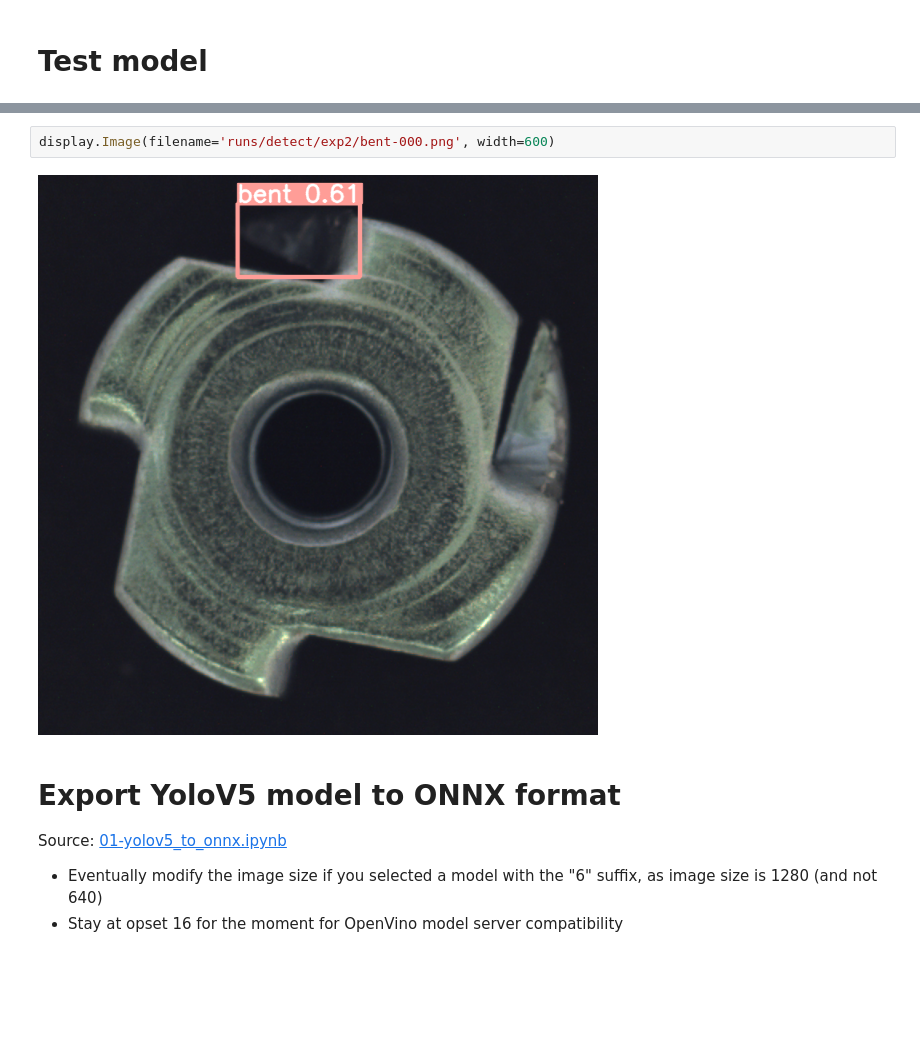
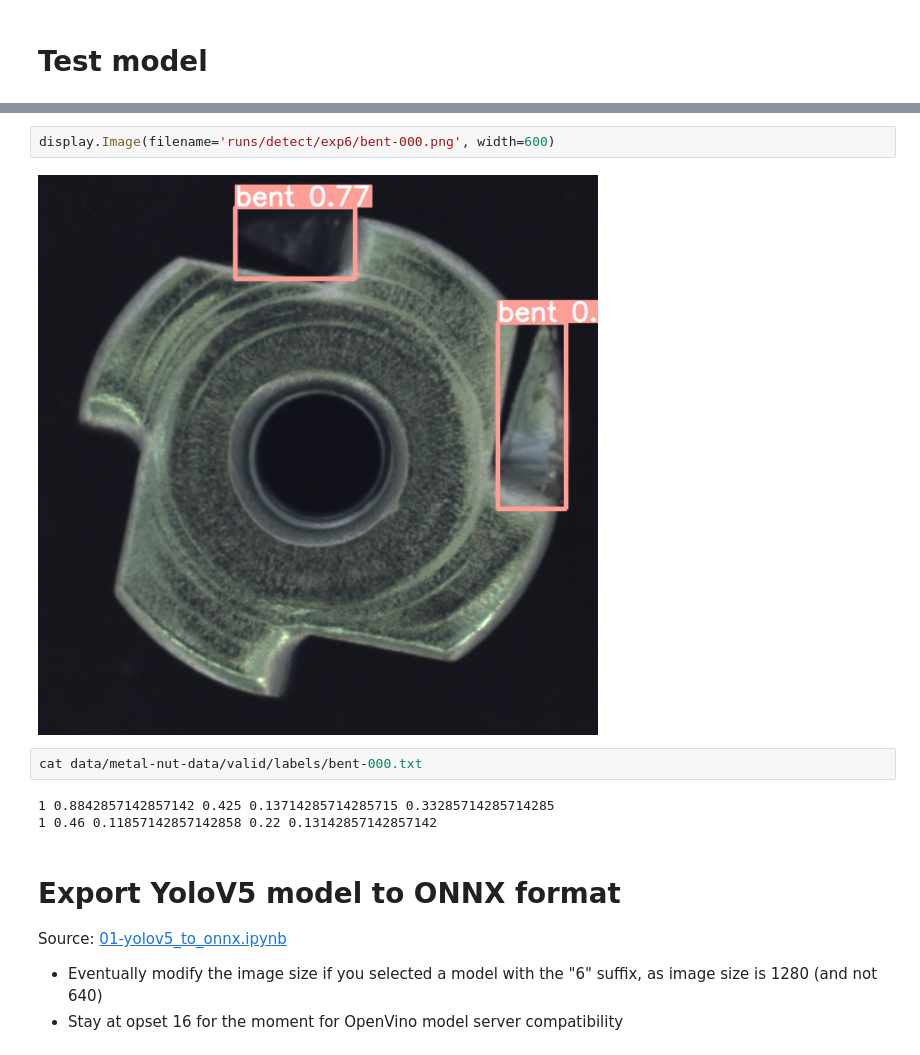
Before and after one commit to stefan-bergstein/manuela-visual-inspection, a Jupyter notebook: ml/pytorch/Manuela_Visual_Inspection_Yolov5.ipynb, the cells around one changed output, grey strips where cells are left out. Drawn from its saved outputs; the diff is of its cells as text; blank space fills up the shorter version.

```diff
--- a/ml/pytorch/Manuela_Visual_Inspection_Yolov5.ipynb
+++ b/ml/pytorch/Manuela_Visual_Inspection_Yolov5.ipynb
@@ -168,7 +139,12 @@ Results saved to runs/detect/exp2
 # %%
-display.Image(filename='runs/detect/exp2/bent-000.png', width=600)
+display.Image(filename='runs/detect/exp6/bent-000.png', width=600)
 # %% [output]
-[figure, old version]
+[figure, new version]
+# %%
+cat data/metal-nut-data/valid/labels/bent-000.txt
+# %% [output]
+1 0.8842857142857142 0.425 0.13714285714285715 0.33285714285714285
+1 0.46 0.11857142857142858 0.22 0.13142857142857142
 # %% [markdown]
 # Export YoloV5 model to ONNX format
 Source: [01-yolov5_to_onnx.ipynb](https://github.com/rh-aiservices-bu/yolov5-model-serving/blob/main/01-yolov5_to_onnx.ipynb)
```
Also changed, not shown: parts of 15 cells of this notebook, 5 other files.
